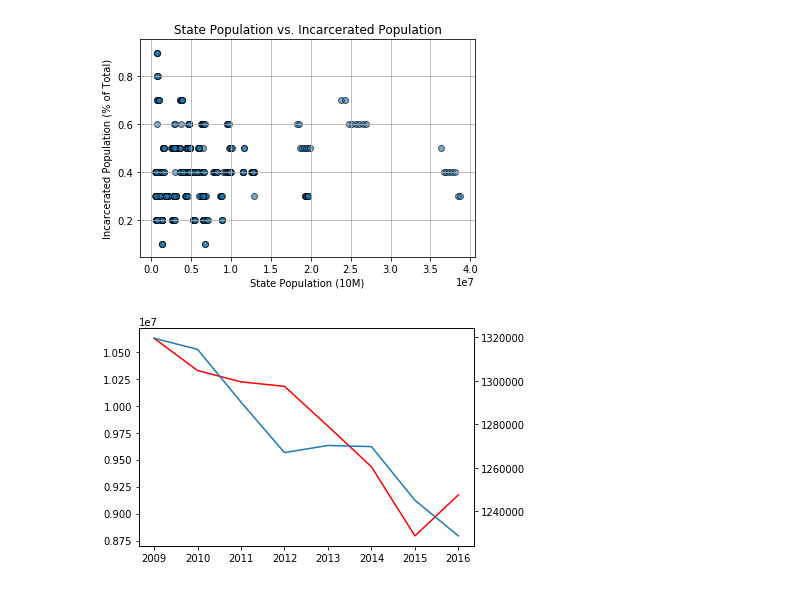
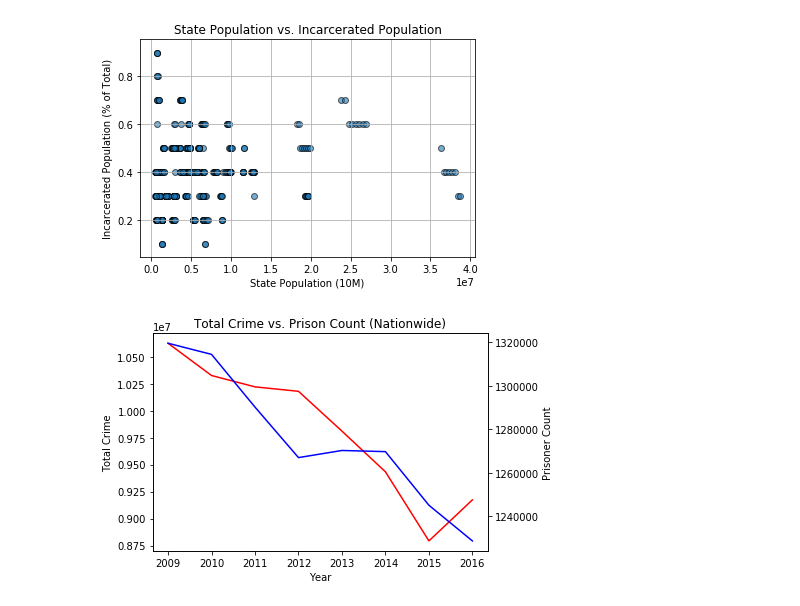
Before and after one commit to octaviaisom/Project1, a Jupyter notebook: main_oi.ipynb, the cells around one changed output. Drawn from its saved outputs; the diff is of its cells as text; code cells hidden in the pictures.

Commit message:
visuals in progress

```diff
--- a/main_oi.ipynb
+++ b/main_oi.ipynb
@@ -128,15 +128,20 @@ plt.show()
 # %%
 fig, ax1 = plt.subplots()
 yearly_crime = crime_vs_race.groupby(['Year']).sum()['Total Crime']
 ax1.plot(yearly_crime, color='r')
+ax1.set_ylabel('Total Crime')
 
 ax2 = ax1.twinx()
 yearly_prisoner = crime_vs_race.groupby(['Year']).sum()['Prisoner Count']
-ax2.plot(yearly_prisoner)
+ax2.plot(yearly_prisoner, color='b')
+ax2.set_ylabel('Prisoner Count')
 
+ax1.set_xlabel('Year')
+plt.title('Total Crime vs. Prison Count (Nationwide)')
+#ax1.legend()
 
 #plt.savefig('Output/pop_vs_incar_pop.png')
 
 plt.show()
 # %% [output]
-[figure, old version]
+[figure, new version]
```
